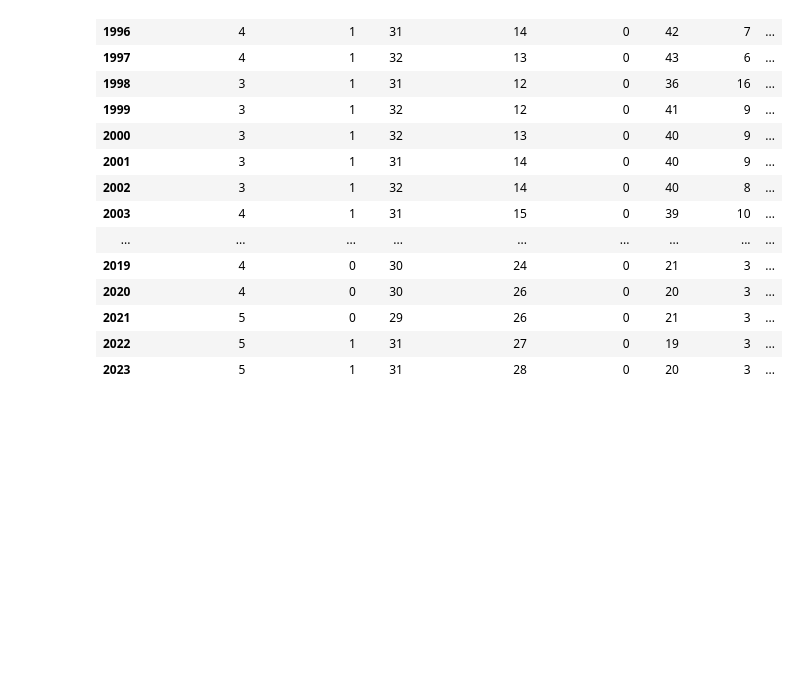
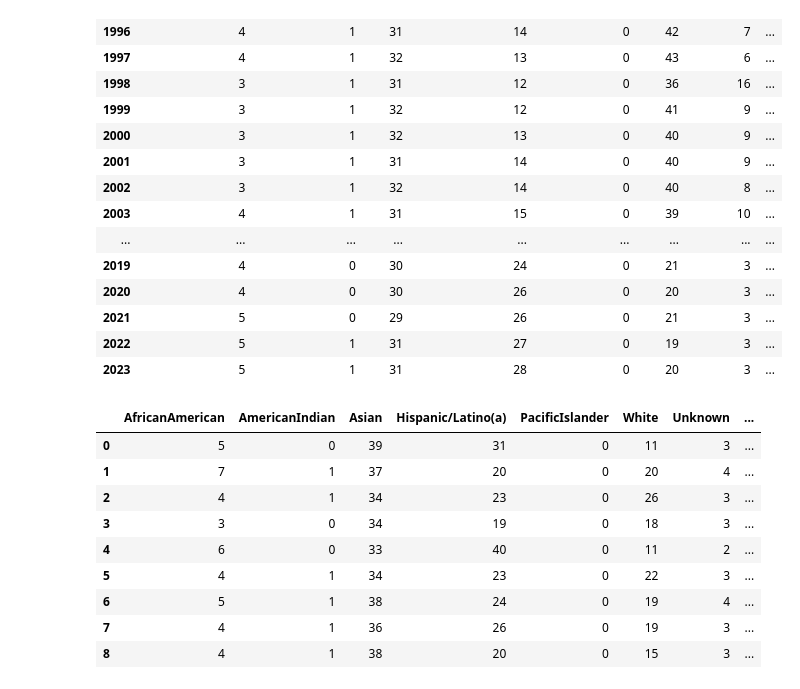
Before and after one commit to vdubey0/106-final-project, a Jupyter notebook: main.ipynb, the cells around one changed output. Drawn from its saved outputs; the diff is of its cells as text; code cells hidden in the pictures; blank space fills up the shorter version.

```diff
--- a/main.ipynb
+++ b/main.ipynb
@@ -61,0 +62,41 @@ df_final.to_csv('data/ucDemoData.csv')
+# %%
+import os
+
+files_to_skip = ['ucAdm.csv', 'ucDemoData.csv', 'ucRaceData.csv', '.DS_Store']
+dfs = {}
+
+for fname in os.listdir('data'):
+    if fname in files_to_skip:
+        continue
+
+    college = fname.split('D')[0]
+
+    df = pd.read_csv(f'data/{fname}', encoding='utf-16', delimiter='\t')
+    df = df.rename(columns={'Unnamed: 0': 'Race', 'Unnamed: 1': 'Type'})
+    df['Type'] = df['Type'].replace({'adm redacted calc along Characteristics FR': 'number', 'adm redacted percent calc along Characteristics FR': 'percent'})
+    df_new = df.T.drop(columns=[0, 2, 4, 6, 8, 10, 12, 14])
+    df_new = df_new.rename(columns={1: 'AfricanAmerican', 3: 'AmericanIndian', 5: 'Asian', 7: 'Hispanic/Latino(a)', 9: 'PacificIslander', 11: 'White',
+                       13: 'Unknown', 15: 'International'})
+
+    df_final = df_new.iloc[2::]
+    df_final = df_final.replace(to_replace='%', value='', regex=True).astype(int)
+    df_final['college'] = college
+    df_final = df_final.reset_index().drop(columns=['index'])
+
+    dfs[college] = df_final
+# %%
+final_df = pd.concat(list(dfs.values())).reset_index(drop=True)
+final_df.to_csv('data/ucCollege.csv')
+# %%
+final_df
+# %% [output]
+|  | AfricanAmerican | AmericanIndian | Asian | Hispanic/Latino(a) | PacificIslander | White | Unknown | ... |
+| 0 | 5 | 0 | 39 | 31 | 0 | 11 | 3 | ... |
+| 1 | 7 | 1 | 37 | 20 | 0 | 20 | 4 | ... |
+| 2 | 4 | 1 | 34 | 23 | 0 | 26 | 3 | ... |
+| 3 | 3 | 0 | 34 | 19 | 0 | 18 | 3 | ... |
+| 4 | 6 | 0 | 33 | 40 | 0 | 11 | 2 | ... |
+| 5 | 4 | 1 | 34 | 23 | 0 | 22 | 3 | ... |
+| 6 | 5 | 1 | 38 | 24 | 0 | 19 | 4 | ... |
+| 7 | 4 | 1 | 36 | 26 | 0 | 19 | 3 | ... |
+| 8 | 4 | 1 | 38 | 20 | 0 | 15 | 3 | ... |
```
Also changed, not shown: parts of 1 cell of this notebook, 23 other files.
